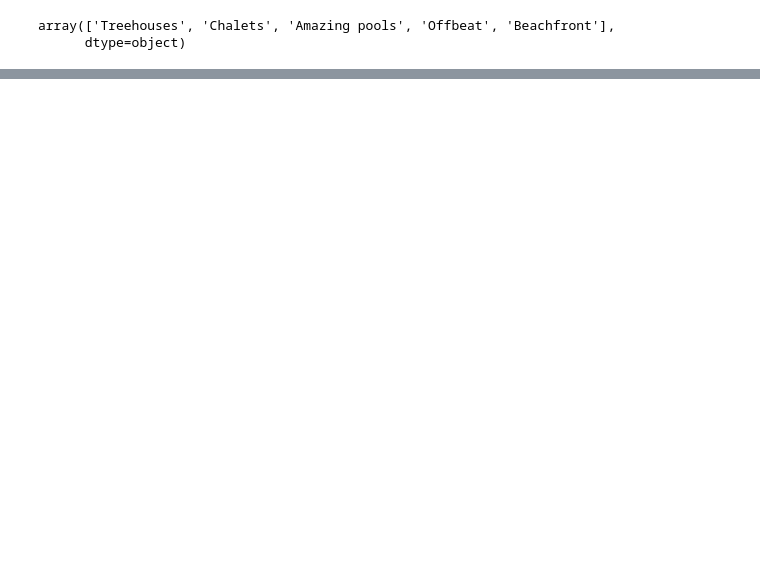
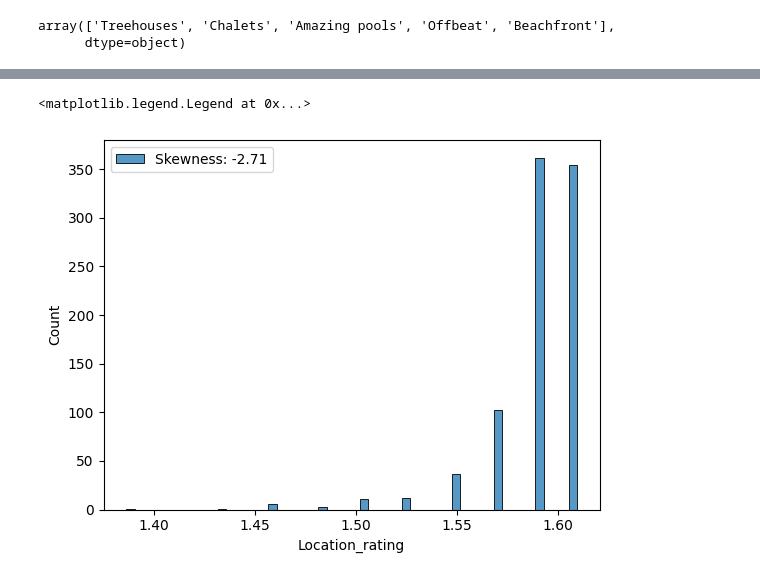
Before and after one commit to SaveSavio/modelling-airbnbs-property-listing-dataset-, a Jupyter notebook: exploratory_data_analysis.ipynb, the cells around one changed output, grey strips where cells are left out. Drawn from its saved outputs; the diff is of its cells as text; code cells hidden in the pictures; blank space fills up the shorter version.

```diff
--- a/exploratory_data_analysis.ipynb
+++ b/exploratory_data_analysis.ipynb
@@ -99,0 +104,7 @@ Name: amenities_count, dtype: float64
+# %%
+log_location_rating = df["Location_rating"].map(lambda i: np.log(i) if i > 0 else 0)
+t=sns.histplot(log_location_rating,label="Skewness: %.2f"%(log_location_rating.skew()) )
+t.legend()
+# %% [output]
+<matplotlib.legend.Legend at 0x...>
+[figure, added]
```
Also changed, not shown: parts of 9 cells of this notebook, 4 other files.
